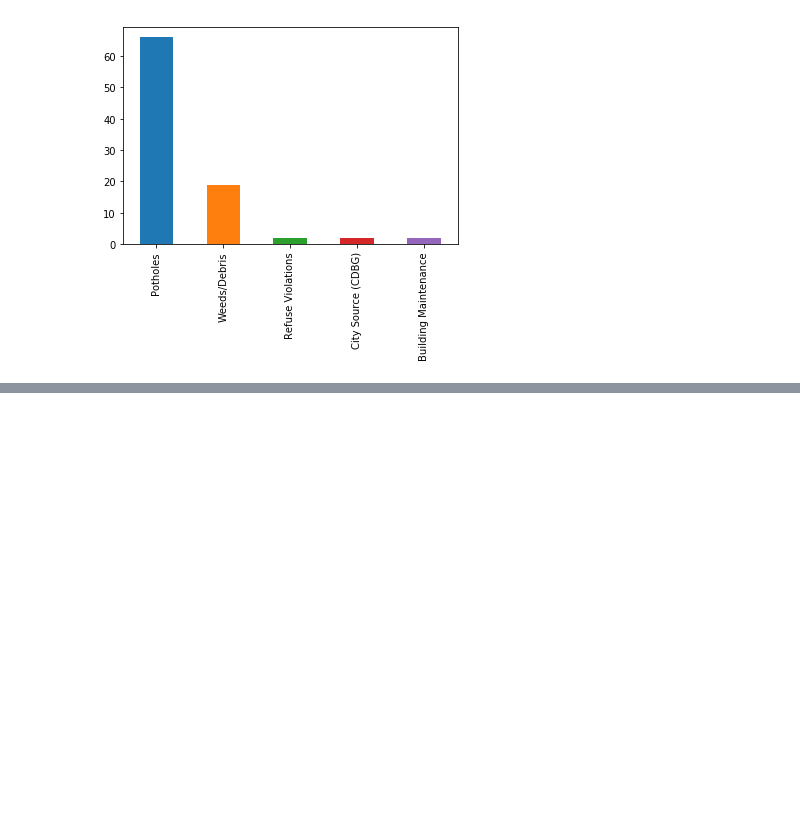
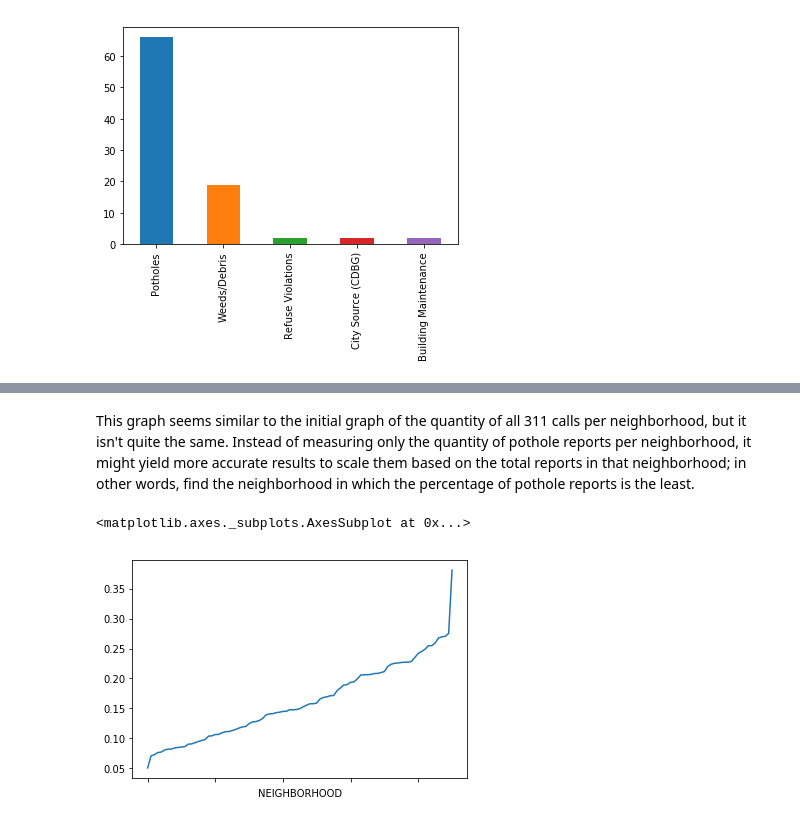
Before and after one commit to yifengqiu18/neighborhood, a Jupyter notebook: project.ipynb, the cells around one changed output, grey strips where cells are left out. Drawn from its saved outputs; the diff is of its cells as text; code cells hidden in the pictures; blank space fills up the shorter version.

```diff
--- a/project.ipynb
+++ b/project.ipynb
@@ -53,0 +59,10 @@ And that the least common request type in four neighborhoods is "Operating Witho
+# %% [markdown]
+This graph seems similar to the initial graph of the quantity of all 311 calls per neighborhood, but it isn't quite the same. Instead of measuring only the quantity of pothole reports per neighborhood, it might yield more accurate results to scale them based on the total reports in that neighborhood; in other words, find the neighborhood in which the percentage of pothole reports is the least.
+# %%
+# create a new column, "potholePercentage", containing the percentage of the reports in each neighborhood that are potholes
+mData311["potholePercentage"] = data311.groupby(["NEIGHBORHOOD"]).agg(lambda x: len(x.loc[x["REQUEST_TYPE"] == "Potholes"]) / len(x))["REQUEST_TYPE"]
+# graph the result
+mData311["potholePercentage"].sort_values(ascending=True).plot(kind='line')
+# %% [output]
+<matplotlib.axes._subplots.AxesSubplot at 0x...>
+[figure, added]
```
Also changed, not shown: parts of 10 cells of this notebook.
